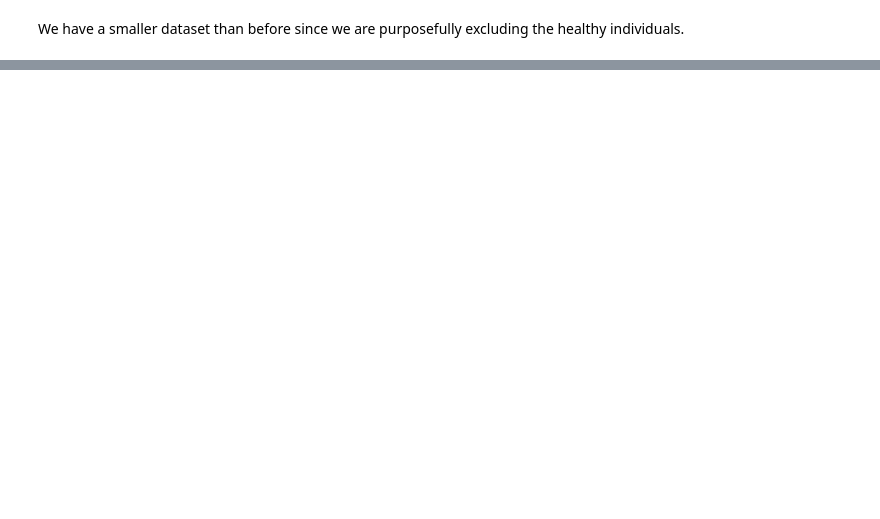
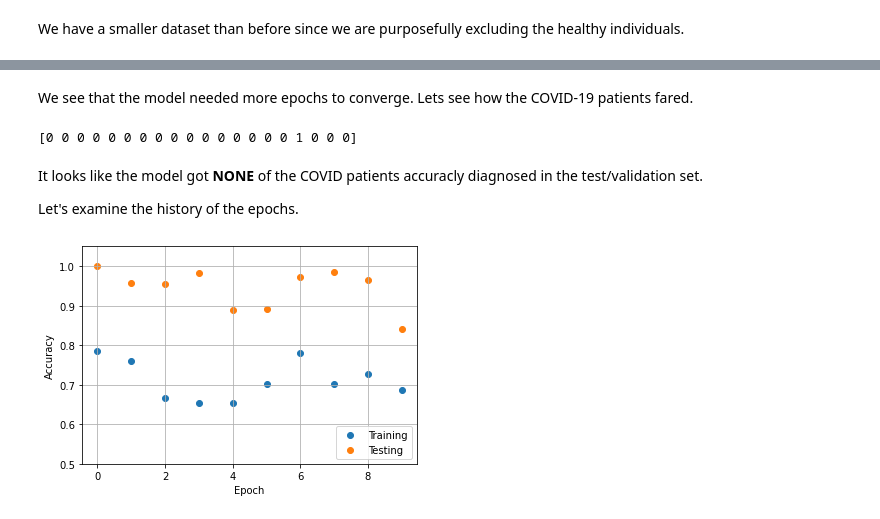
Before and after one commit to hoganman/coronahack_chest_x-ray, a Jupyter notebook: has_virus.ipynb, the cells around one changed output, grey strips where cells are left out. Saved outputs shown, nothing was run; the diff lists cells and outputs as text; code cells hidden in the pictures; blank space fills up the shorter version.

```diff
--- a/has_virus.ipynb
+++ b/has_virus.ipynb
@@ -140,8 +242,6 @@ For simplicity, I will use the almost DNN model from the has_pnemonia_classifier
 filters = 10
 kernel_size = (3, 3)
 activation = 'relu'
-num_classes = len(class_names)
-num_output_layer = num_classes
 
 model = tf.keras.Sequential([
     tf.keras.layers.Conv2D(filters,
@@ -159,6 +259,6 @@ model = tf.keras.Sequential([
     tf.keras.layers.MaxPooling2D(),
     tf.keras.layers.Flatten(),
     tf.keras.layers.Dropout(0.1),
-    tf.keras.layers.Dense(64, activation=activation),
-    tf.keras.layers.Dense(num_output_layer, activation=activation)
+    tf.keras.layers.Dense(128, activation=activation),
+    tf.keras.layers.Dense(num_classes)
 ])
@@ -165,5 +267,11 @@ model = tf.keras.Sequential([
 # %%
-has_covid_classifier.compile(
+metrics = [
+    tf.keras.metrics.RootMeanSquaredError(),
+    tf.keras.metrics.MeanAbsoluteError(),
+    tf.keras.metrics.CategoricalAccuracy()
+]
+
+model.compile(
     optimizer='adam',
     loss=tf.keras.losses.SparseCategoricalCrossentropy(from_logits=True),
     metrics=metrics
@@ -182,7 +290,7 @@ early_stoping = tf.keras.callbacks.EarlyStopping(monitor='val_loss',
                                                  restore_best_weights=True)
 # %%
 epochs = 10
-has_covid_classifier.fit(
+history = model.fit(
     train_dataset,
     validation_data=test_dataset,
     epochs=epochs,
@@ -209,0 +317,16 @@ Epoch 00006: saving model to training_has_covid\cp.ckpt
+# %% [markdown]
+We see that the model needed more epochs to converge. Lets see how the COVID-19 patients fared.
+# %%
+predictions = model.predict_classes(test_dataset)
+covid_predictions  = predictions[len(predictions) - len(virus_sars_test_df):]
+print(covid_predictions)
+# %% [output]
+[0 0 0 0 0 0 0 0 0 0 0 0 0 0 0 0 1 0 0 0]
+# %% [markdown]
+It looks like the model got __NONE__ of the COVID patients accuracly diagnosed in the test/validation set.
+
+Let's examine the history of the epochs.
+# %%
+epoch = history.epoch
+history_dict = history.history
+accuracy, val_accuracy = history_dict['categorical_accuracy'], history_dict['val_categorical_accuracy']
@@ -209,0 +335,11 @@ Epoch 00006: saving model to training_has_covid\cp.ckpt
+# %%
+fig, ax = plt.subplots()
+ax.scatter(epoch, accuracy, label='Training')
+ax.scatter(epoch, val_accuracy, label = 'Testing')
+ax.set_xlabel('Epoch')
+ax.set_ylabel('Accuracy')
+ax.set_ylim([0.5, 1.05])
+ax.legend(loc='lower right')
+ax.grid(True)
+# %% [output]
+[figure, added]
```
Also changed, not shown: parts of 26 cells of this notebook, 1 other file.
